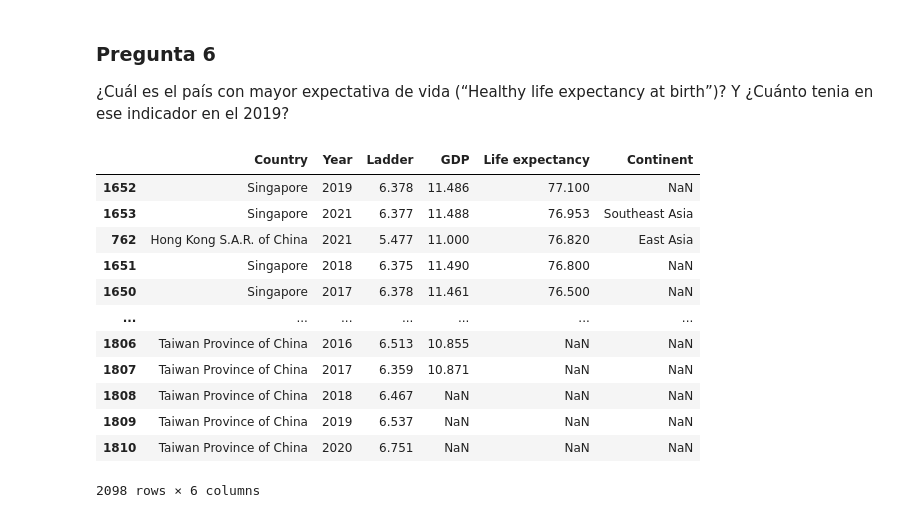
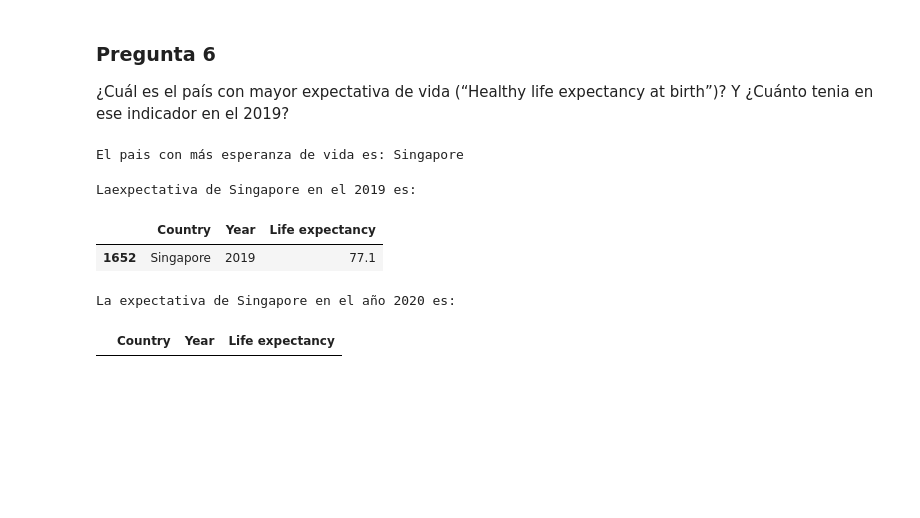
Before and after one commit to alextaboada/Keepcoding-BigData-Processing, a Jupyter notebook: practica.ipynb, the cells around one changed output. Cells and saved outputs as stored; diff of their text form; code cells hidden in the pictures; blank space fills up the shorter version.

```diff
--- a/practica.ipynb
+++ b/practica.ipynb
@@ -163,18 +163,22 @@ variance
 ### Pregunta 6
 ¿Cuál es el país con mayor expectativa de vida (“Healthy life expectancy at birth”)? Y ¿Cuánto tenia en ese indicador en el 2019?
 # %%
-master_dataFrame.sort_values(by=['Life expectancy'],ascending=False)
+
+index = master_dataFrame.query("Year == 2021")["Life expectancy"].idxmax()
+country = master_dataFrame.iloc[index][["Country", "Year", "Life expectancy"]]
+print("El pais con más esperanza de vida es: " + country["Country"])
 # %% [output]
-|  | Country | Year | Ladder | GDP | Life expectancy | Continent |
-| 1652 | Singapore | 2019 | 6.378 | 11.486 | 77.100 | NaN |
-| 1653 | Singapore | 2021 | 6.377 | 11.488 | 76.953 | Southeast Asia |
-| 762 | Hong Kong S.A.R. of China | 2021 | 5.477 | 11.000 | 76.820 | East Asia |
-| 1651 | Singapore | 2018 | 6.375 | 11.490 | 76.800 | NaN |
-| 1650 | Singapore | 2017 | 6.378 | 11.461 | 76.500 | NaN |
-| ... | ... | ... | ... | ... | ... | ... |
-| 1806 | Taiwan Province of China | 2016 | 6.513 | 10.855 | NaN | NaN |
-| 1807 | Taiwan Province of China | 2017 | 6.359 | 10.871 | NaN | NaN |
-| 1808 | Taiwan Province of China | 2018 | 6.467 | NaN | NaN | NaN |
-| 1809 | Taiwan Province of China | 2019 | 6.537 | NaN | NaN | NaN |
-| 1810 | Taiwan Province of China | 2020 | 6.751 | NaN | NaN | NaN |
-2098 rows × 6 columns
+El pais con más esperanza de vida es: Singapore
+# %%
+print("Laexpectativa de " + country["Country"] + " en el 2019 es:")
+master_dataFrame[master_dataFrame.Country == country.Country].query("Year == 2019")[["Country", "Year", "Life expectancy"]]
+# %% [output]
+Laexpectativa de Singapore en el 2019 es:
+|  | Country | Year | Life expectancy |
+| 1652 | Singapore | 2019 | 77.1 |
+# %%
+print("La expectativa de " + country["Country"] + " en el año 2020 es:")
+master_dataFrame[master_dataFrame.Country == country.Country].query("Year == 2020")[["Country", "Year", "Life expectancy"]]
+# %% [output]
+La expectativa de Singapore en el año 2020 es:
+|  | Country | Year | Life expectancy |
```
